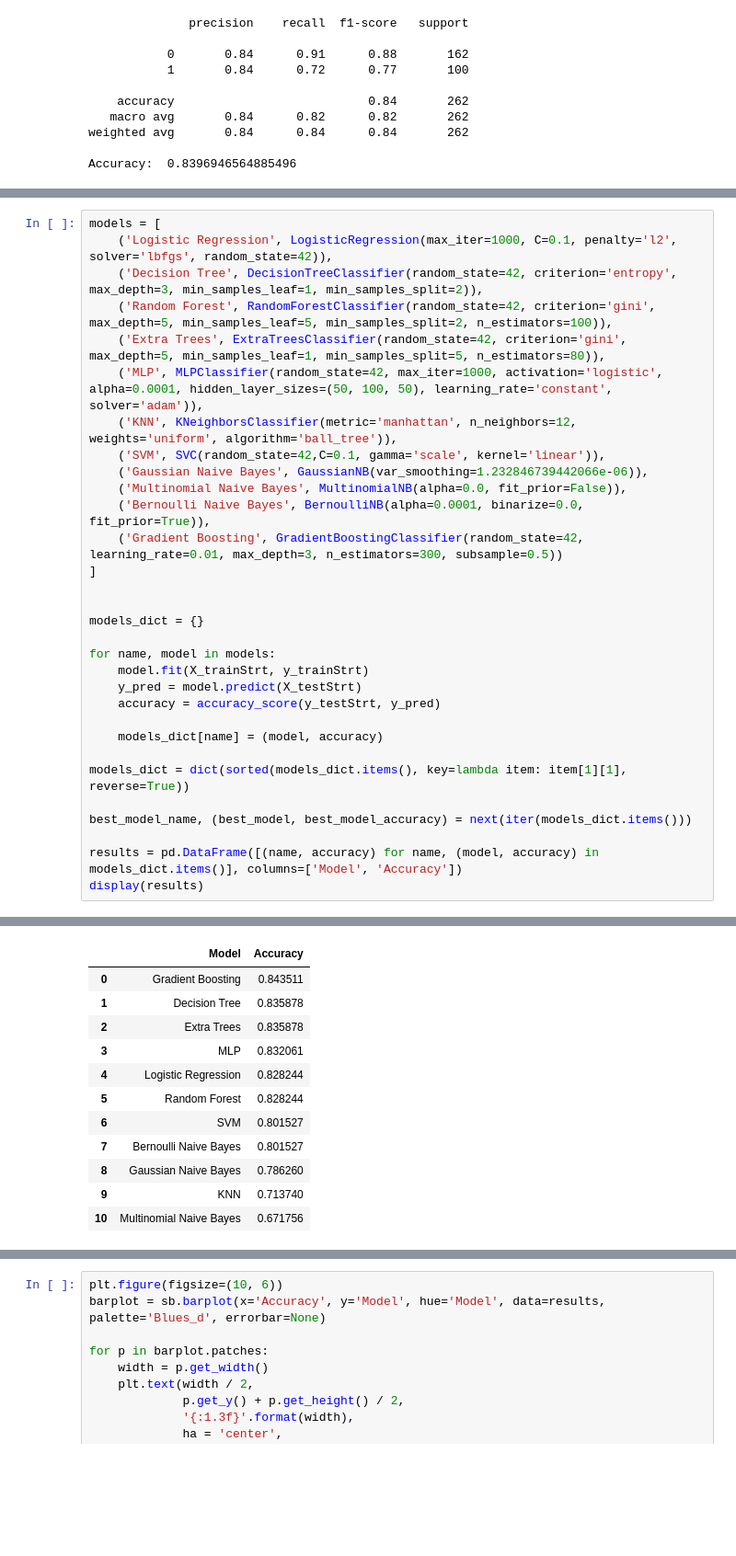
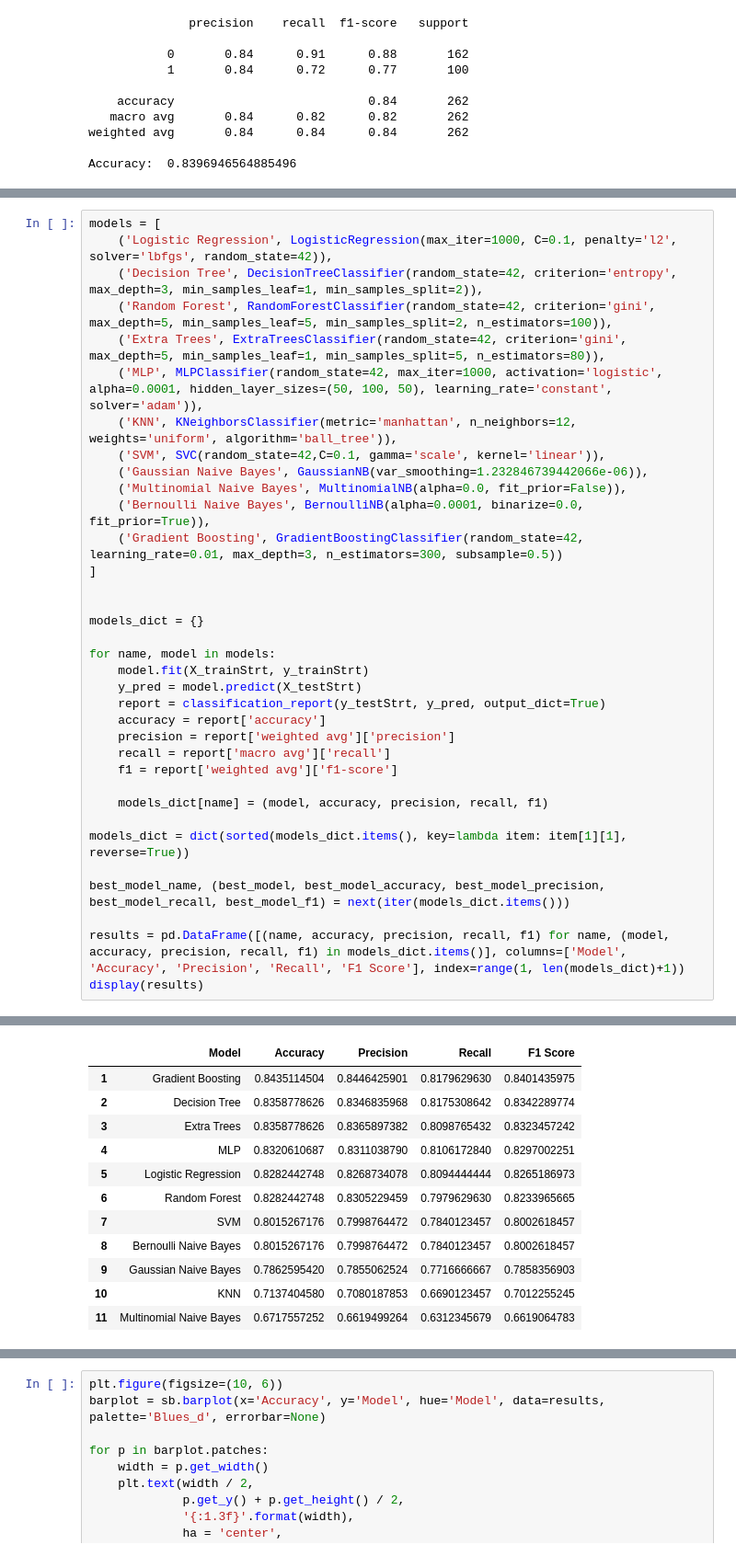
Before and after one commit to antoniooazevedo/titanic-dataset-analysis, a Jupyter notebook: analysis.ipynb, the cells around one changed output, grey strips where cells are left out. Shown at 92% size. Saved outputs shown, nothing was run; the diff lists cells and outputs as text; blank space fills up the shorter version.

```diff
--- a/analysis.ipynb
+++ b/analysis.ipynb
@@ -1103,14 +1107,18 @@ models_dict = {}
 for name, model in models:
     model.fit(X_trainStrt, y_trainStrt)
     y_pred = model.predict(X_testStrt)
-    accuracy = accuracy_score(y_testStrt, y_pred)
+    report = classification_report(y_testStrt, y_pred, output_dict=True)
+    accuracy = report['accuracy']
+    precision = report['weighted avg']['precision']
+    recall = report['macro avg']['recall']
+    f1 = report['weighted avg']['f1-score']
 
-    models_dict[name] = (model, accuracy)
+    models_dict[name] = (model, accuracy, precision, recall, f1)
 
 models_dict = dict(sorted(models_dict.items(), key=lambda item: item[1][1], reverse=True))
 
-best_model_name, (best_model, best_model_accuracy) = next(iter(models_dict.items()))
+best_model_name, (best_model, best_model_accuracy, best_model_precision, best_model_recall, best_model_f1) = next(iter(models_dict.items()))
 
-results = pd.DataFrame([(name, accuracy) for name, (model, accuracy) in models_dict.items()], columns=['Model', 'Accuracy'])
+results = pd.DataFrame([(name, accuracy, precision, recall, f1) for name, (model, accuracy, precision, recall, f1) in models_dict.items()], columns=['Model', 'Accuracy', 'Precision', 'Recall', 'F1 Score'], index=range(1, len(models_dict)+1))
 display(results)
 # %% [output]
@@ -1117,12 +1136,12 @@ display(results)
-|  | Model | Accuracy |
-| 0 | Gradient Boosting | 0.843511 |
-| 1 | Decision Tree | 0.835878 |
-| 2 | Extra Trees | 0.835878 |
-| 3 | MLP | 0.832061 |
-| 4 | Logistic Regression | 0.828244 |
-| 5 | Random Forest | 0.828244 |
-| 6 | SVM | 0.801527 |
-| 7 | Bernoulli Naive Bayes | 0.801527 |
-| 8 | Gaussian Naive Bayes | 0.786260 |
-| 9 | KNN | 0.713740 |
-| 10 | Multinomial Naive Bayes | 0.671756 |
+|  | Model | Accuracy | Precision | Recall | F1 Score |
+| 1 | Gradient Boosting | 0.8435114504 | 0.8446425901 | 0.8179629630 | 0.8401435975 |
+| 2 | Decision Tree | 0.8358778626 | 0.8346835968 | 0.8175308642 | 0.8342289774 |
+| 3 | Extra Trees | 0.8358778626 | 0.8365897382 | 0.8098765432 | 0.8323457242 |
+| 4 | MLP | 0.8320610687 | 0.8311038790 | 0.8106172840 | 0.8297002251 |
+| 5 | Logistic Regression | 0.8282442748 | 0.8268734078 | 0.8094444444 | 0.8265186973 |
+| 6 | Random Forest | 0.8282442748 | 0.8305229459 | 0.7979629630 | 0.8233965665 |
+| 7 | SVM | 0.8015267176 | 0.7998764472 | 0.7840123457 | 0.8002618457 |
+| 8 | Bernoulli Naive Bayes | 0.8015267176 | 0.7998764472 | 0.7840123457 | 0.8002618457 |
+| 9 | Gaussian Naive Bayes | 0.7862595420 | 0.7855062524 | 0.7716666667 | 0.7858356903 |
+| 10 | KNN | 0.7137404580 | 0.7080187853 | 0.6690123457 | 0.7012255245 |
+| 11 | Multinomial Naive Bayes | 0.6717557252 | 0.6619499264 | 0.6312345679 | 0.6619064783 |
```
Also changed, not shown: parts of 12 cells of this notebook.
